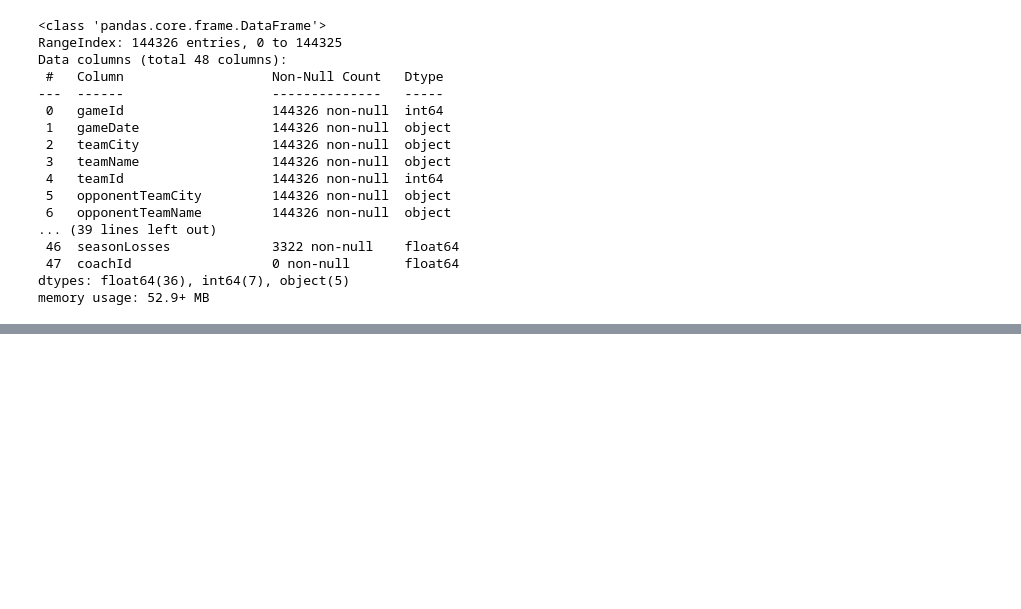
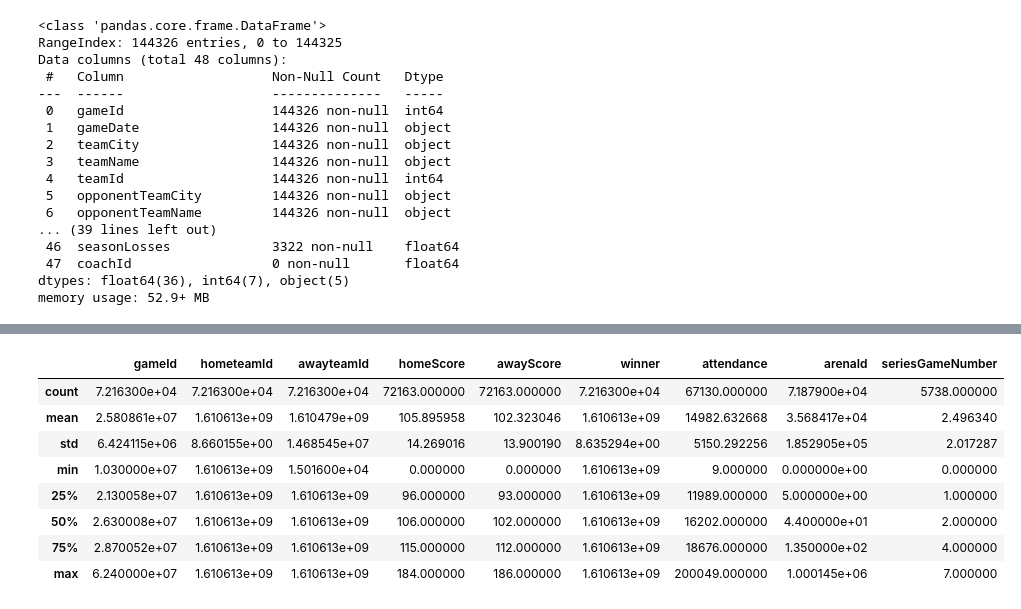
Before and after one commit to 2roma5/Diplomado_M1, a Jupyter notebook: nba.ipynb, the cells around one changed output, grey strips where cells are left out. Drawn from its saved outputs; the diff is of its cells as text; code cells hidden in the pictures; blank space fills up the shorter version.

```diff
--- a/nba.ipynb
+++ b/nba.ipynb
@@ -131,0 +264,12 @@ team_stats.drop(['coachId'], axis=1, inplace=True)
+# %%
+games.describe()
+# %% [output]
+|  | gameId | hometeamId | awayteamId | homeScore | awayScore | winner | attendance | arenaId | seriesGameNumber |
+| count | 7.216300e+04 | 7.216300e+04 | 7.216300e+04 | 72163.000000 | 72163.000000 | 7.216300e+04 | 67130.000000 | 7.187900e+04 | 5738.000000 |
+| mean | 2.580861e+07 | 1.610613e+09 | 1.610479e+09 | 105.895958 | 102.323046 | 1.610613e+09 | 14982.632668 | 3.568417e+04 | 2.496340 |
+| std | 6.424115e+06 | 8.660155e+00 | 1.468545e+07 | 14.269016 | 13.900190 | 8.635294e+00 | 5150.292256 | 1.852905e+05 | 2.017287 |
+| min | 1.030000e+07 | 1.610613e+09 | 1.501600e+04 | 0.000000 | 0.000000 | 1.610613e+09 | 9.000000 | 0.000000e+00 | 0.000000 |
+| 25% | 2.130058e+07 | 1.610613e+09 | 1.610613e+09 | 96.000000 | 93.000000 | 1.610613e+09 | 11989.000000 | 5.000000e+00 | 1.000000 |
+| 50% | 2.630008e+07 | 1.610613e+09 | 1.610613e+09 | 106.000000 | 102.000000 | 1.610613e+09 | 16202.000000 | 4.400000e+01 | 2.000000 |
+| 75% | 2.870052e+07 | 1.610613e+09 | 1.610613e+09 | 115.000000 | 112.000000 | 1.610613e+09 | 18676.000000 | 1.350000e+02 | 4.000000 |
+| max | 6.240000e+07 | 1.610613e+09 | 1.610613e+09 | 184.000000 | 186.000000 | 1.610613e+09 | 200049.000000 | 1.000145e+06 | 7.000000 |
```
Also changed, not shown: parts of 18 cells of this notebook.
